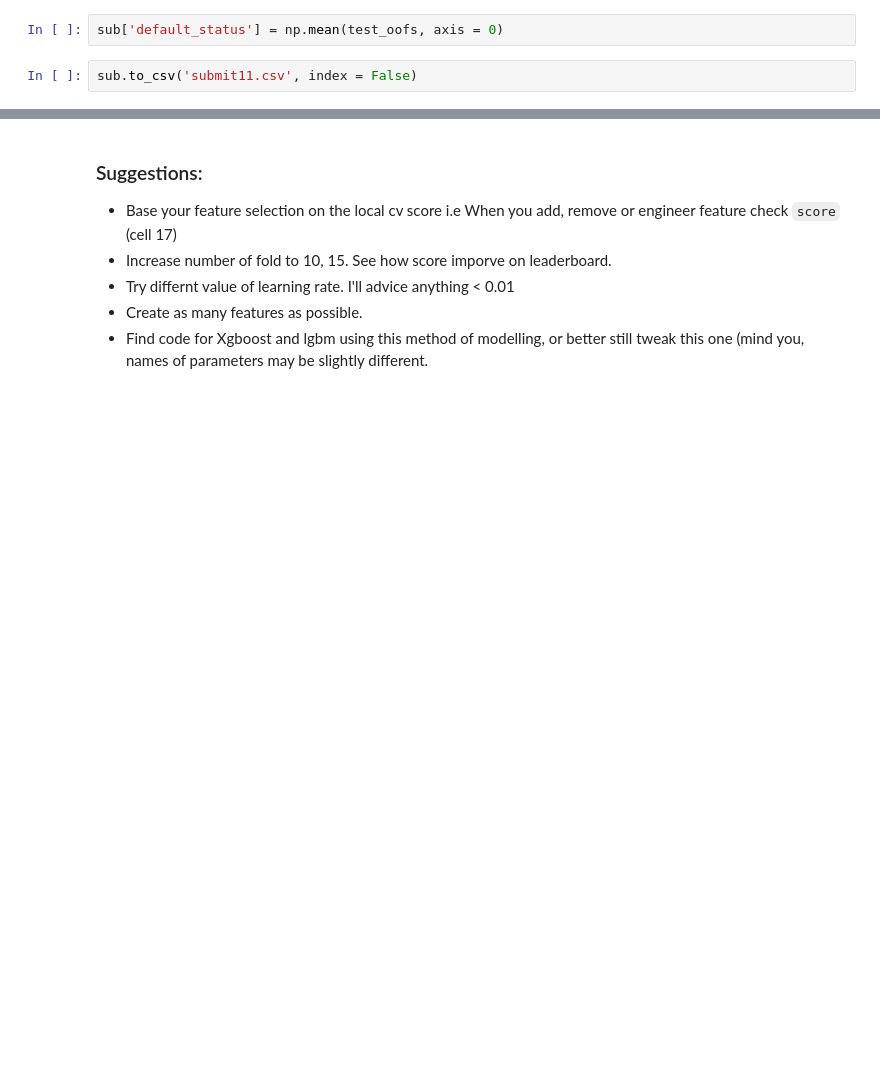
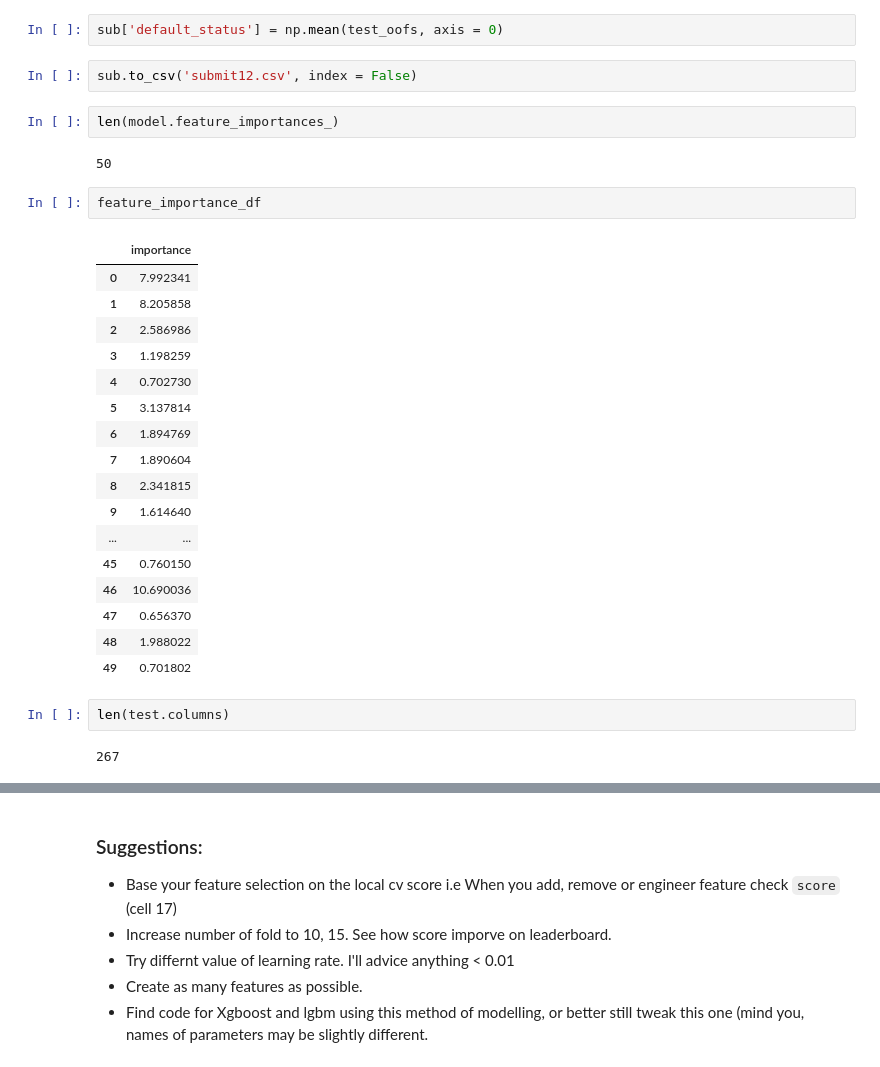
Before and after one commit to Justus-coded/Competitions, a Jupyter notebook: DSN AI Bootcamp Qualification Hackathon/DSN AI Boot_camp Qualification1.ipynb, the cells around one changed output, grey strips where cells are left out. Saved outputs shown, nothing was run; the diff lists cells and outputs as text; blank space fills up the shorter version.

```diff
--- a/DSN AI Bootcamp Qualification Hackathon/DSN AI Boot_camp Qualification1.ipynb
+++ b/DSN AI Bootcamp Qualification Hackathon/DSN AI Boot_camp Qualification1.ipynb
@@ -247,4 +265,32 @@ sub = pd.read_csv('/content/drive/My Drive/DSN AI Bootcamp Qualification Hackath
 # %%
 sub['default_status'] = np.mean(test_oofs, axis = 0)
 # %%
-sub.to_csv('submit11.csv', index = False)
+sub.to_csv('submit12.csv', index = False)
+# %%
+len(model.feature_importances_)
+# %% [output]
+50
+# %%
+feature_importance_df
+# %% [output]
+|  | importance |
+| 0 | 7.992341 |
+| 1 | 8.205858 |
+| 2 | 2.586986 |
+| 3 | 1.198259 |
+| 4 | 0.702730 |
+| 5 | 3.137814 |
+| 6 | 1.894769 |
+| 7 | 1.890604 |
+| 8 | 2.341815 |
+| 9 | 1.614640 |
+| ... | ... |
+| 45 | 0.760150 |
+| 46 | 10.690036 |
+| 47 | 0.656370 |
+| 48 | 1.988022 |
+| 49 | 0.701802 |
+# %%
+len(test.columns)
+# %% [output]
+267
```
Also changed, not shown: parts of 12 cells of this notebook.
